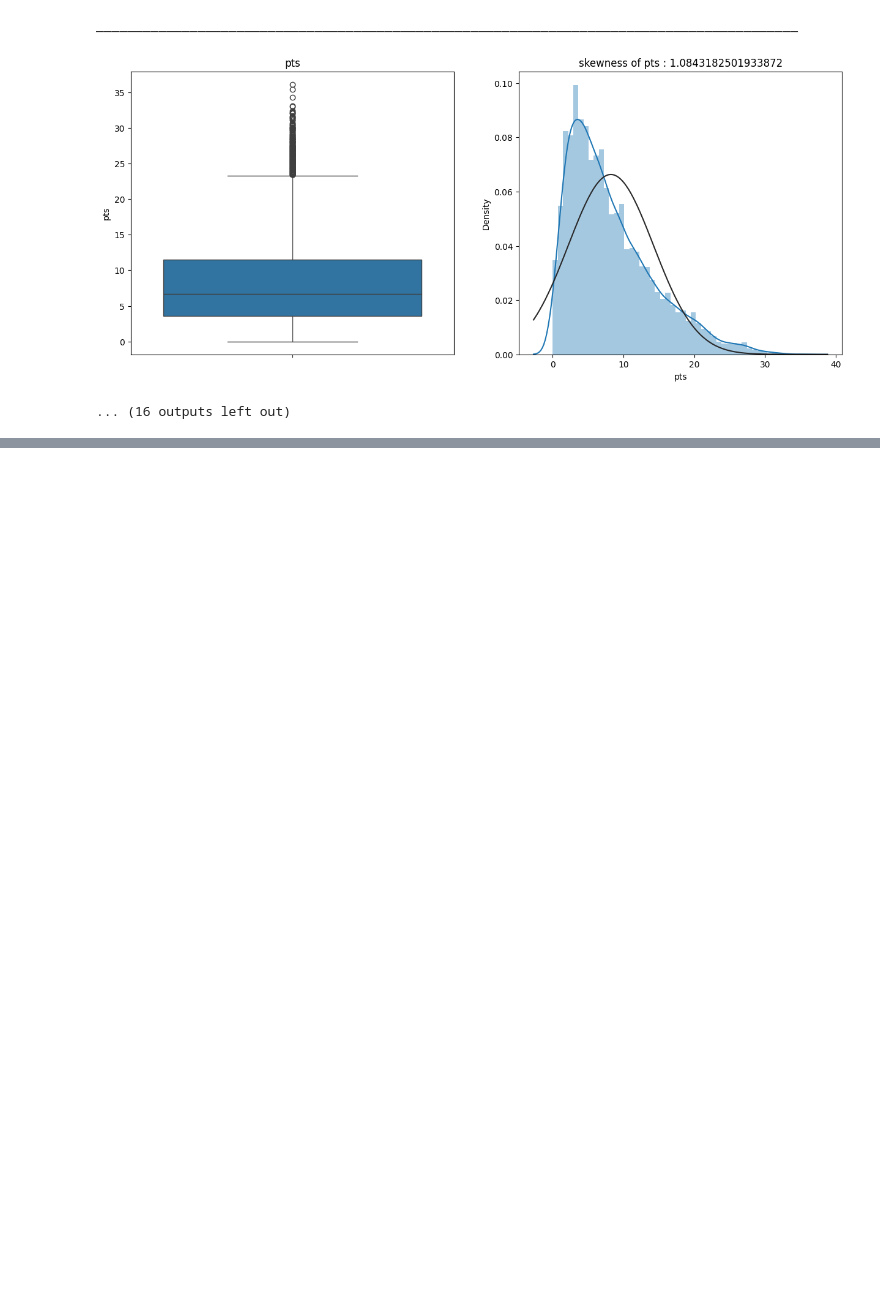
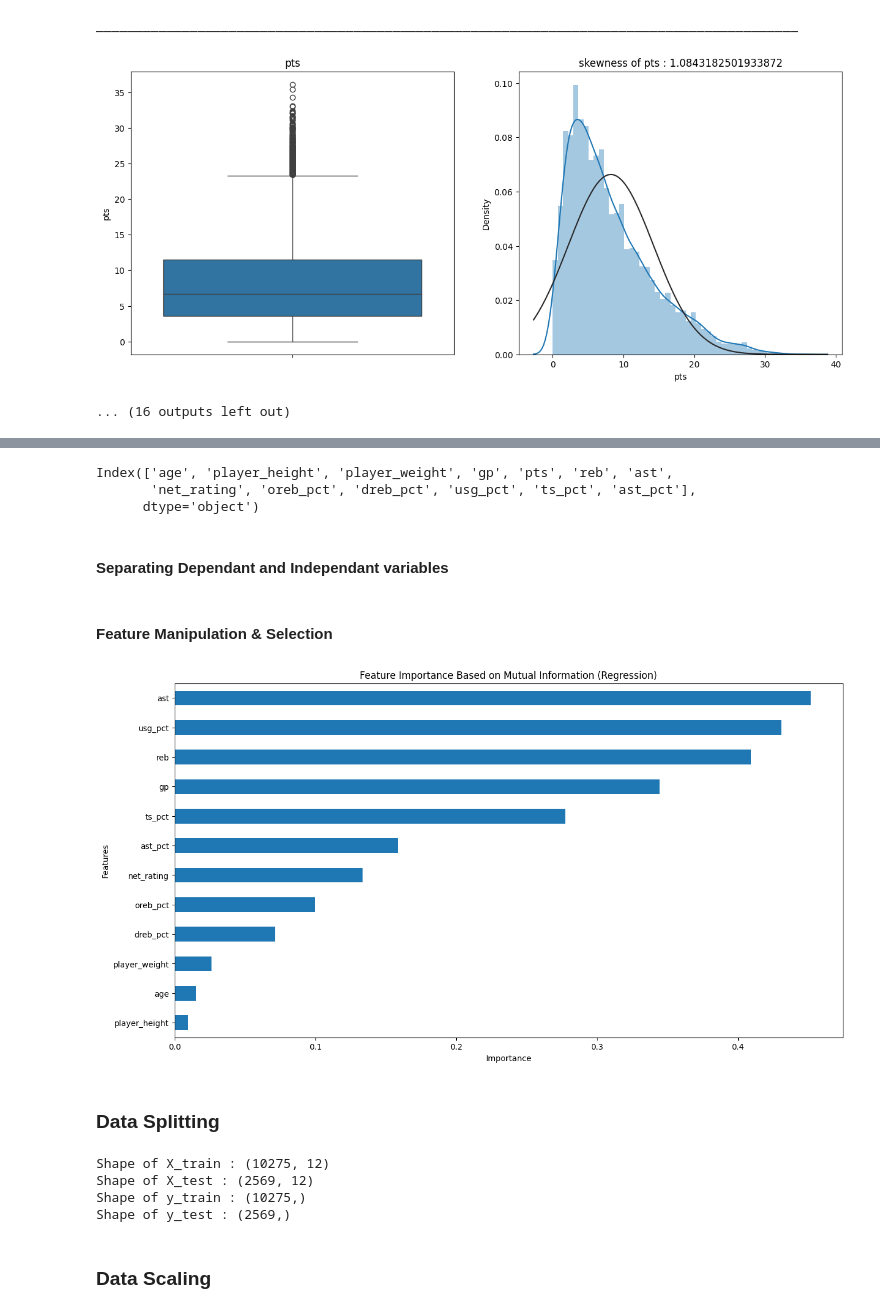
Before and after one commit to icodebest/Predicting-NBA-Player-Performance, a Jupyter notebook: Predicting NBA Player Performance.ipynb, the cells around one changed output, grey strips where cells are left out. Saved outputs shown, nothing was run; the diff lists cells and outputs as text; code cells hidden in the pictures; blank space fills up the shorter version.

```diff
--- a/Predicting NBA Player Performance.ipynb
+++ b/Predicting NBA Player Performance.ipynb
@@ -345,0 +426,4 @@ ________________________________________________________________________________
+# %%
+# Dropping all catagorical features becaue they are not useful for model building
+df=df.drop(categorical_features, axis=1)
+df.head()
@@ -345,0 +437,2 @@ ________________________________________________________________________________
+# %%
+df = df.drop(columns=['Unnamed: 0'])
@@ -345,0 +448,46 @@ ________________________________________________________________________________
+# %%
+df.columns
+# %% [output]
+Index(['age', 'player_height', 'player_weight', 'gp', 'pts', 'reb', 'ast',
+       'net_rating', 'oreb_pct', 'dreb_pct', 'usg_pct', 'ts_pct', 'ast_pct'],
+      dtype='object')
+# %% [markdown]
+#### Separating Dependant and Independant variables
+# %%
+# Separating independent and dependent variables
+
+# Define the target variable (dependent variable)
+dependent_variable = 'pts'
+
+# Define the independent variables by excluding the dependent variable
+independent_variables = list(set(df.columns.tolist()) - {dependent_variable})
+
+# Create the data for independent variables (features)
+X = df[independent_variables].copy()
+
+# Create the data for dependent variable (target)
+y = df[dependent_variable].copy()
+# %% [markdown]
+#### Feature Manipulation & Selection
+# %%
+from sklearn.feature_selection import mutual_info_regression
+import matplotlib.pyplot as plt
+import pandas as pd
+
+# Calculate feature importance using mutual information regression
+importance = mutual_info_regression(X, y)
+
+# Create a Series for feature importance and sort it
+feature_importances = pd.Series(importance, X.columns).sort_values(ascending=True)
+
+# Plotting the feature importance
+plt.figure(figsize=(15, 8))
+feature_importances.plot(kind='barh')
+plt.title("Feature Importance Based on Mutual Information (Regression)")
+plt.xlabel('Importance')
+plt.ylabel('Features')
+plt.show()
+# %% [output]
+[figure, added]
+# %% [markdown]
+### Data Splitting
@@ -345,0 +498,13 @@ ________________________________________________________________________________
+# %%
+# Checking shape of split
+print(f'Shape of X_train : {X_train.shape}')
+print(f'Shape of X_test : {X_test.shape}')
+print(f'Shape of y_train : {y_train.shape}')
+print(f'Shape of y_test : {y_test.shape}')
+# %% [output]
+Shape of X_train : (10275, 12)
+Shape of X_test : (2569, 12)
+Shape of y_train : (10275,)
+Shape of y_test : (2569,)
+# %% [markdown]
+### Data Scaling
```
Also changed, not shown: parts of 16 cells of this notebook.
